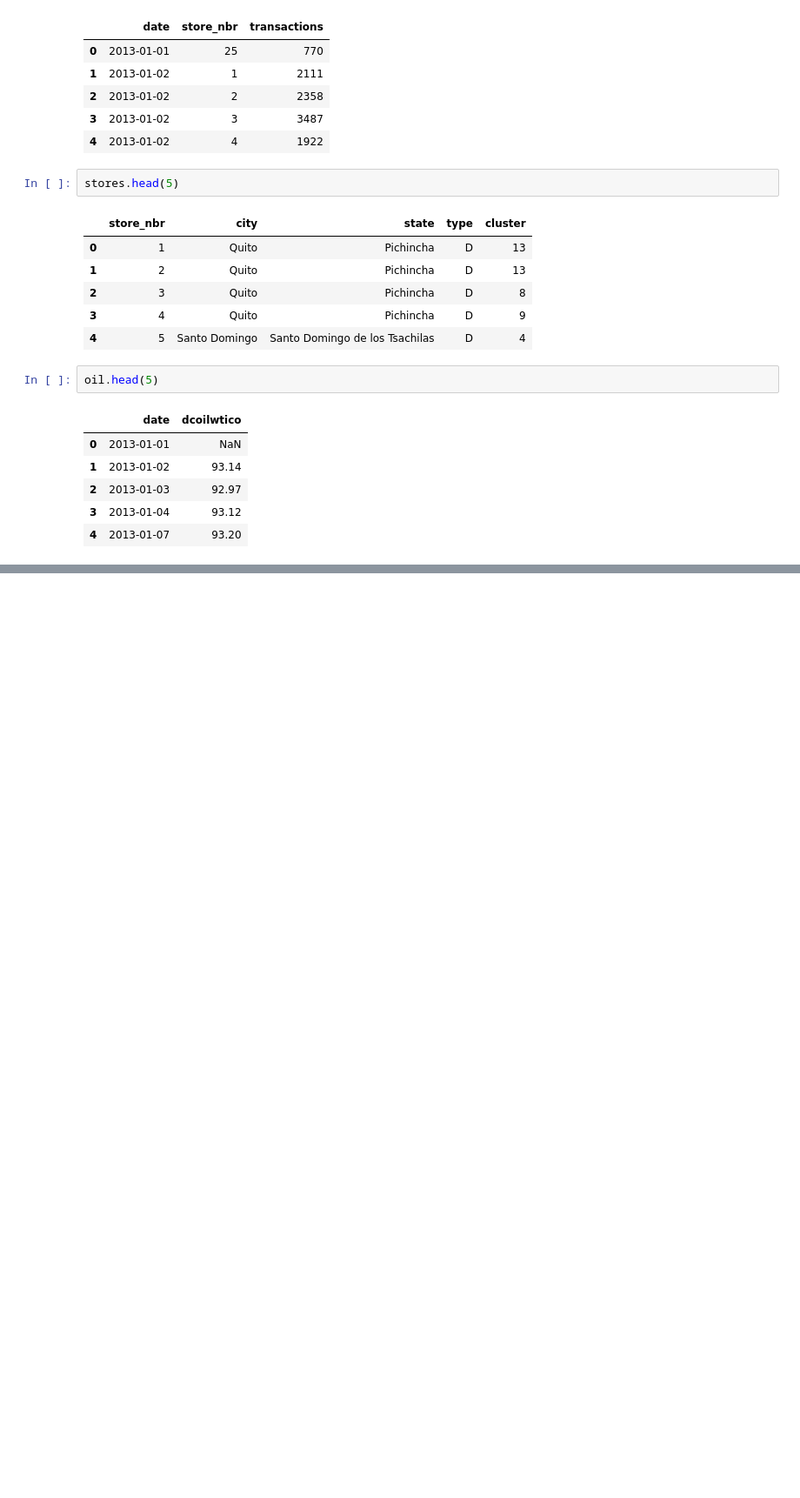
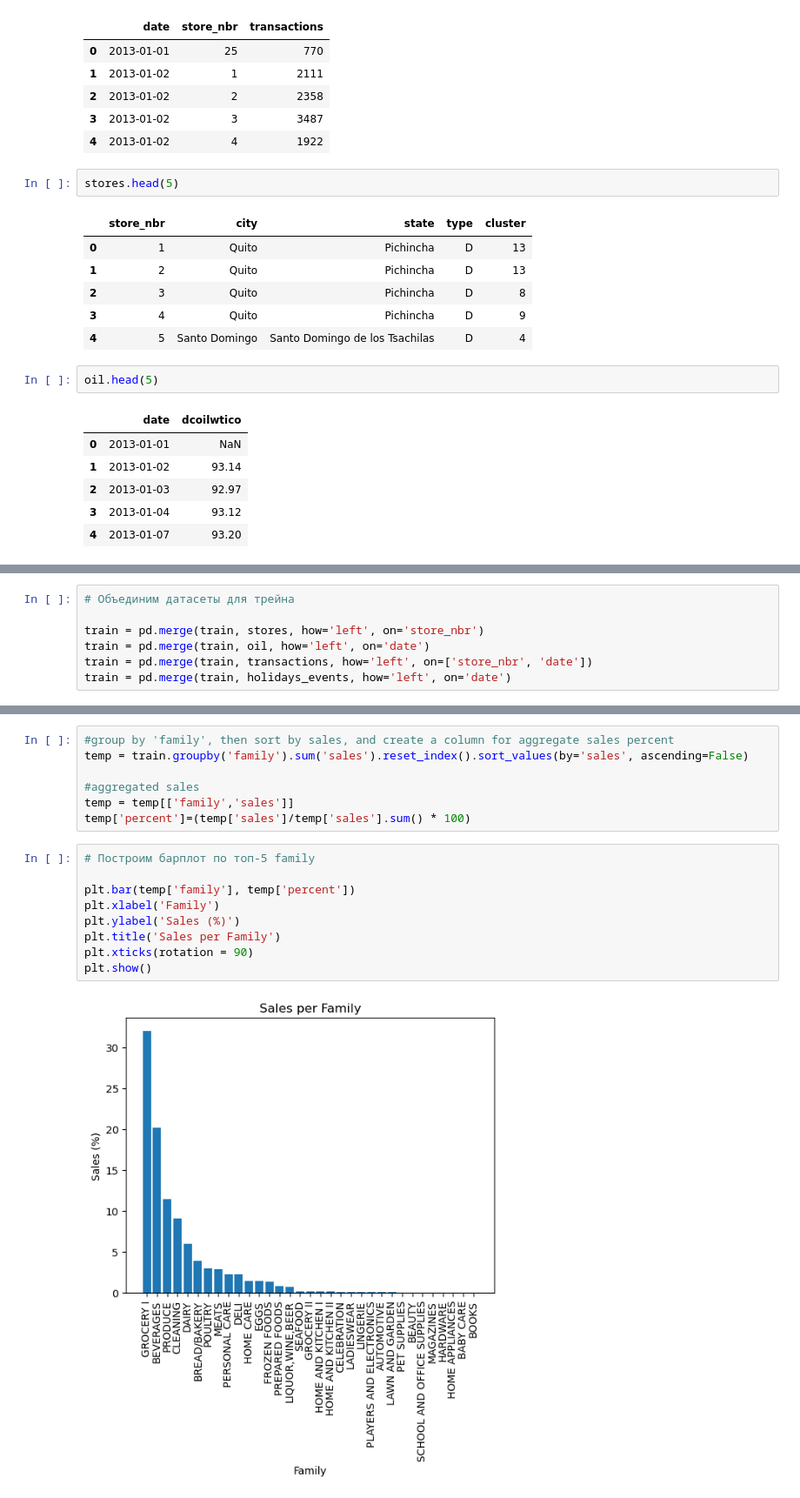
Before and after one commit to modesthaslam/store-sales-time-series-forecasting, a Jupyter notebook: store-sales-time-series-forecasting.ipynb, the cells around one changed output, grey strips where cells are left out. Shown at 87% size. Drawn from its saved outputs; the diff is of its cells as text; blank space fills up the shorter version.

```diff
--- a/store-sales-time-series-forecasting.ipynb
+++ b/store-sales-time-series-forecasting.ipynb
@@ -121,0 +137,7 @@ oil.head(5)
+# %%
+# Объединим датасеты для трейна
+
+train = pd.merge(train, stores, how='left', on='store_nbr')
+train = pd.merge(train, oil, how='left', on='date')
+train = pd.merge(train, transactions, how='left', on=['store_nbr', 'date'])
+train = pd.merge(train, holidays_events, how='left', on='date')
@@ -121,0 +177,18 @@ oil.head(5)
+# %%
+#group by 'family', then sort by sales, and create a column for aggregate sales percent
+temp = train.groupby('family').sum('sales').reset_index().sort_values(by='sales', ascending=False)
+
+#aggregated sales
+temp = temp[['family','sales']]
+temp['percent']=(temp['sales']/temp['sales'].sum() * 100)
+# %%
+# Построим барплот по топ-5 family
+
+plt.bar(temp['family'], temp['percent'])
+plt.xlabel('Family')
+plt.ylabel('Sales (%)')
+plt.title('Sales per Family')
+plt.xticks(rotation = 90)
+plt.show()
+# %% [output]
+[figure, added]
```
Also changed, not shown: parts of 7 cells of this notebook.
